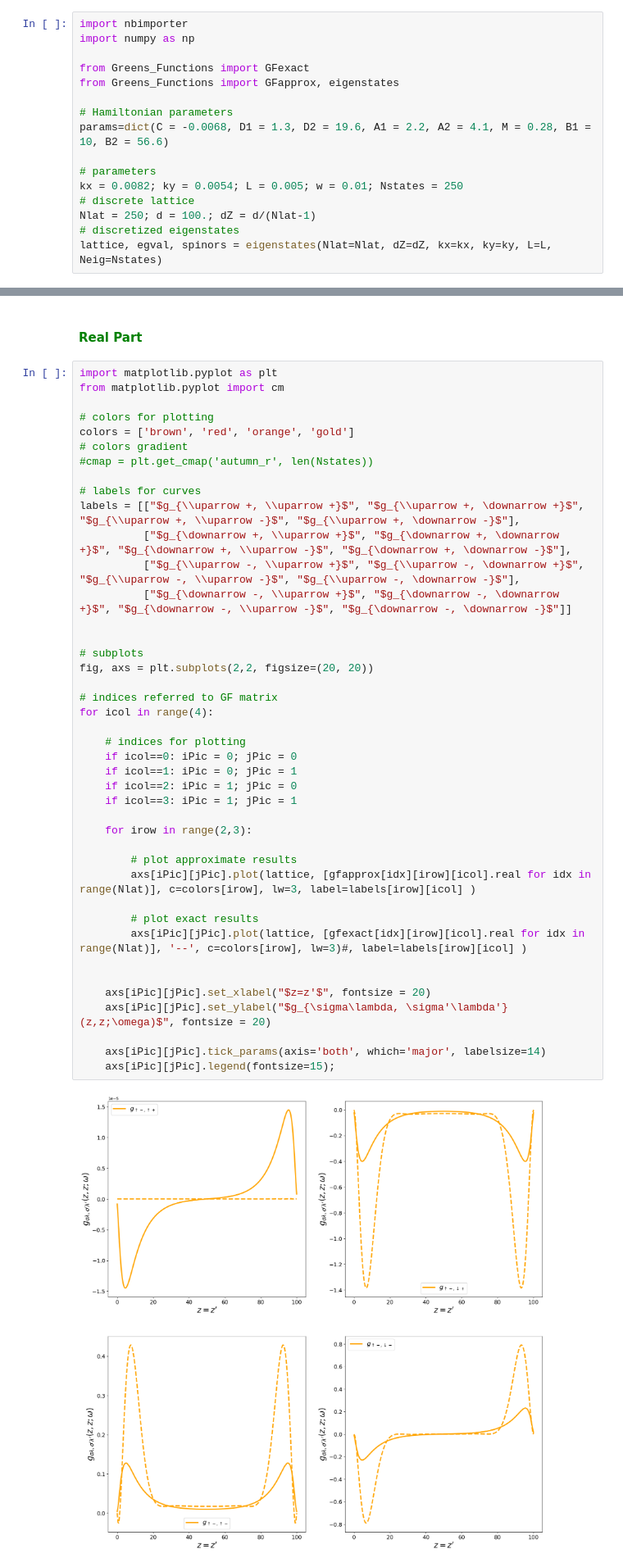
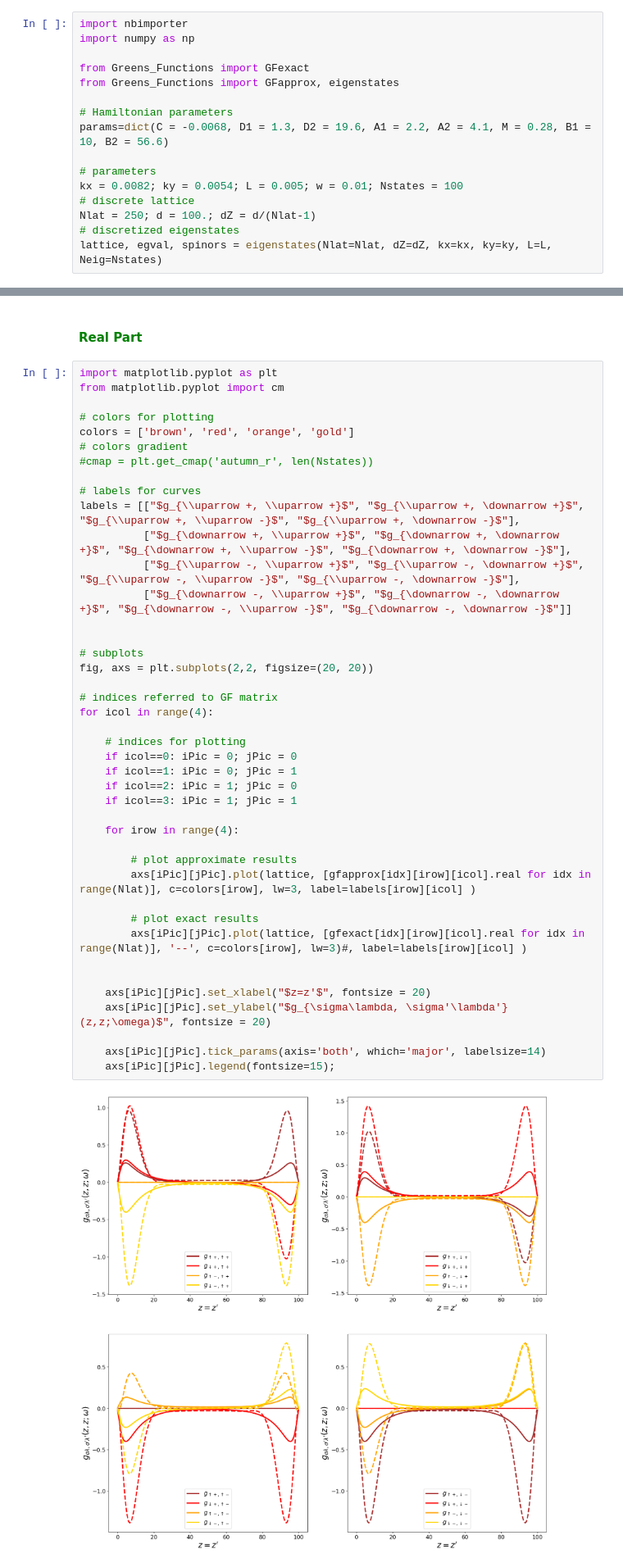
Before and after one commit to danidimic/MTI_SC_Gorkov, a Jupyter notebook: GMTI_Results.ipynb, the cells around one changed output, grey strips where cells are left out. Shown at 82% size. Saved outputs shown, nothing was run; the diff lists cells and outputs as text.

```diff
--- a/GMTI_Results.ipynb
+++ b/GMTI_Results.ipynb
@@ -18,7 +18,7 @@ from Greens_Functions import GFapprox, eigenstates
 params=dict(C = -0.0068, D1 = 1.3, D2 = 19.6, A1 = 2.2, A2 = 4.1, M = 0.28, B1 = 10, B2 = 56.6)
 
 # parameters
-kx = 0.0082; ky = 0.0054; L = 0.005; w = 0.01; Nstates = 250
+kx = 0.0082; ky = 0.0054; L = 0.005; w = 0.01; Nstates = 100
 # discrete lattice
 Nlat = 250; d = 100.; dZ = d/(Nlat-1)
 # discretized eigenstates
@@ -48,35 +49,35 @@ labels = [["$g_{\\uparrow +, \\uparrow +}$", "$g_{\\uparrow +, \downarrow +}$",
           ["$g_{\\uparrow -, \\uparrow +}$", "$g_{\\uparrow -, \downarrow +}$", "$g_{\\uparrow -, \\uparrow -}$", "$g_{\\uparrow -, \downarrow -}$"],
           ["$g_{\downarrow -, \\uparrow +}$", "$g_{\downarrow -, \downarrow +}$", "$g_{\downarrow -, \\uparrow -}$", "$g_{\downarrow -, \downarrow -}$"]]
 
 
 # subplots
 fig, axs = plt.subplots(2,2, figsize=(20, 20))
 
 # indices referred to GF matrix
 for icol in range(4):
 
     # indices for plotting
     if icol==0: iPic = 0; jPic = 0
     if icol==1: iPic = 0; jPic = 1
     if icol==2: iPic = 1; jPic = 0
     if icol==3: iPic = 1; jPic = 1
 
-    for irow in range(2,3):
+    for irow in range(4):
 
         # plot approximate results
         axs[iPic][jPic].plot(lattice, [gfapprox[idx][irow][icol].real for idx in range(Nlat)], c=colors[irow], lw=3, label=labels[irow][icol] )
 
         # plot exact results
         axs[iPic][jPic].plot(lattice, [gfexact[idx][irow][icol].real for idx in range(Nlat)], '--', c=colors[irow], lw=3)#, label=labels[irow][icol] )
 
 
     axs[iPic][jPic].set_xlabel("$z=z'$", fontsize = 20)
     axs[iPic][jPic].set_ylabel("$g_{\sigma\lambda, \sigma'\lambda'}(z,z;\omega)$", fontsize = 20)
 
     axs[iPic][jPic].tick_params(axis='both', which='major', labelsize=14)
     axs[iPic][jPic].legend(fontsize=15);
 # %% [output]
-[figure, old version]
+[figure, new version]
 # %% [markdown]
 #### <font color='green'> **Imaginary Part** </font>
 # %%
```
Also changed, not shown: parts of 1 cell of this notebook, 2 other files.
